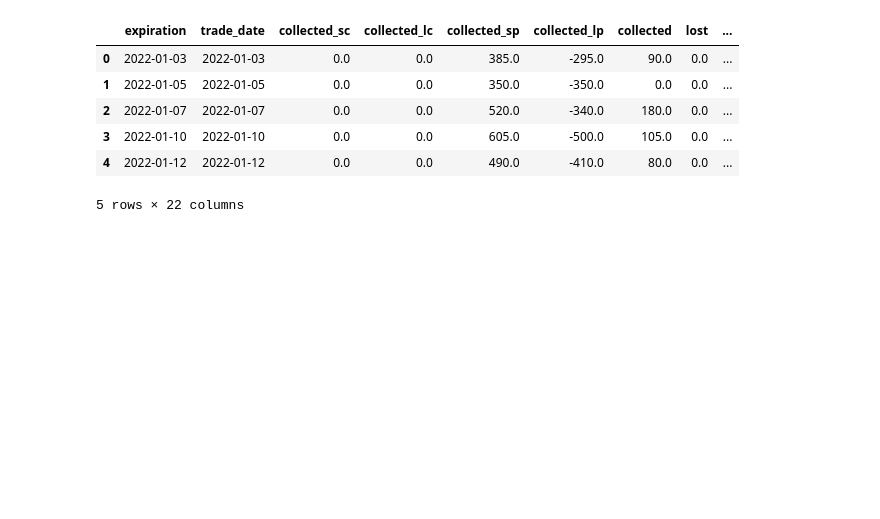
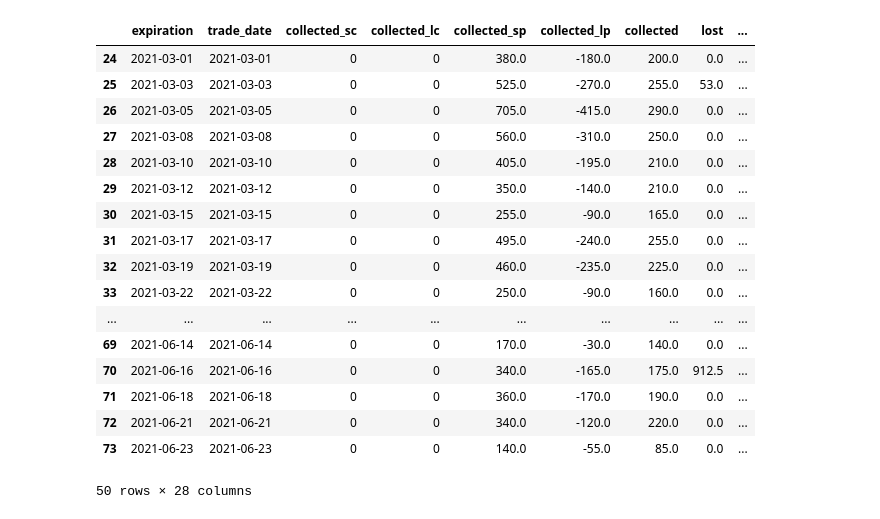
Before and after one commit to jcurtiswebb/SPXoptions-put-backtesting, a Jupyter notebook: spx-option-spread-backtester.ipynb, the cells around one changed output. Saved outputs shown, nothing was run; the diff lists cells and outputs as text; code cells hidden in the pictures; blank space fills up the shorter version.

Commit message:
Kaggle Notebook | SPX Option Spread Backtester | Version 12

```diff
--- a/spx-option-spread-backtester.ipynb
+++ b/spx-option-spread-backtester.ipynb
@@ -8,16 +8,17 @@ import os
 import os.path
 from time import perf_counter
 
-df = pd.read_csv(f"/kaggle/input/cboedailytrimspxcboe202202020939/cboe_spx_2022_0dte_all.csv", index_col=None, header=0)
+df = pd.read_csv(f"/kaggle/input/cboedailytrimspxcboe202202020939/cboe_spx_2021_0dte_all.csv", index_col=None, header=0, dtype={'type':'category'})
 df['expiration']=pd.to_datetime(df['expiration'],infer_datetime_format=True)
 df['quote_date']=pd.to_datetime(df['quote_date'],infer_datetime_format=True)
 df['delta'] = df['delta'].abs()
+
 
 #########################
 # Settings for backtest #
 #########################
 delta_sp = 0.214
-delta_lp = 0.178
+delta_lp = None
 delta_sc = None
 delta_lc = None
 
@@ -124,6 +137,8 @@ df_trades['collected_sp'] = 0.0
 df_trades['collected_lp'] = 0.0
 df_trades['collected'] = 0.0
 df_trades['lost'] = 0.0
+df_trades['lost_put_spread'] = 0.0
+df_trades['lost_call_spread'] = 0.0
 df_trades['strike_sp'] = None
 df_trades['strike_lp'] = None
 df_trades['strike_sc'] = None
@@ -137,3 +152,24 @@ df_trades['commission'] = 0.0
 df_trades['portfolio_value'] = 0.0
 df_trades['daily_return'] = 0.0
 df_trades['margin_utilization']=0.0
+df_trades['trade_count'] = 0
+# %%
+def populate_variable_delta_entry(strategy):
+    df_var_delta = pd.DataFrame(df['expiration'].unique())
+    df_var_delta.rename({0: "expiration"}, axis='columns', inplace=True)
+    df_var_delta.set_index('expiration',inplace=True)
+    df_var_delta['delta_sp_target'] = delta_sp
+    df_var_delta['delta_lp_target'] = delta_lp
+    df_var_delta['delta_sc_target'] = delta_sc
+    df_var_delta['delta_lc_target'] = delta_lc
+    df_var_delta['lp_offset'] = 20.0
+    df_var_delta['lc_offset'] = 0.0
+    df_var_delta.fillna(-1,inplace=True)
+    return df_var_delta
+# %%
+start_time = perf_counter()
+df_var_delta = populate_variable_delta_entry(None)
+df = pd.merge(df, df_var_delta, left_on='expiration', right_index=True)
+df_trades = pd.merge(df_trades, df_var_delta, left_on='expiration', right_index=True)
+stop_time = perf_counter()
+print(f"Elapsed : {stop_time - start_time}")
@@ -191,10 +343,21 @@ df_trades['commission'] = trade_count * commission
 # %%
-df_trades.head()
+df_trades.iloc[24:].head(50)
 # %% [output]
 |  | expiration | trade_date | collected_sc | collected_lc | collected_sp | collected_lp | collected | lost | ... |
-| 0 | 2022-01-03 | 2022-01-03 | 0.0 | 0.0 | 385.0 | -295.0 | 90.0 | 0.0 | ... |
-| 1 | 2022-01-05 | 2022-01-05 | 0.0 | 0.0 | 350.0 | -350.0 | 0.0 | 0.0 | ... |
-| 2 | 2022-01-07 | 2022-01-07 | 0.0 | 0.0 | 520.0 | -340.0 | 180.0 | 0.0 | ... |
-| 3 | 2022-01-10 | 2022-01-10 | 0.0 | 0.0 | 605.0 | -500.0 | 105.0 | 0.0 | ... |
-| 4 | 2022-01-12 | 2022-01-12 | 0.0 | 0.0 | 490.0 | -410.0 | 80.0 | 0.0 | ... |
+| 24 | 2021-03-01 | 2021-03-01 | 0 | 0 | 380.0 | -180.0 | 200.0 | 0.0 | ... |
+| 25 | 2021-03-03 | 2021-03-03 | 0 | 0 | 525.0 | -270.0 | 255.0 | 53.0 | ... |
+| 26 | 2021-03-05 | 2021-03-05 | 0 | 0 | 705.0 | -415.0 | 290.0 | 0.0 | ... |
+| 27 | 2021-03-08 | 2021-03-08 | 0 | 0 | 560.0 | -310.0 | 250.0 | 0.0 | ... |
+| 28 | 2021-03-10 | 2021-03-10 | 0 | 0 | 405.0 | -195.0 | 210.0 | 0.0 | ... |
+| 29 | 2021-03-12 | 2021-03-12 | 0 | 0 | 350.0 | -140.0 | 210.0 | 0.0 | ... |
+| 30 | 2021-03-15 | 2021-03-15 | 0 | 0 | 255.0 | -90.0 | 165.0 | 0.0 | ... |
+| 31 | 2021-03-17 | 2021-03-17 | 0 | 0 | 495.0 | -240.0 | 255.0 | 0.0 | ... |
+| 32 | 2021-03-19 | 2021-03-19 | 0 | 0 | 460.0 | -235.0 | 225.0 | 0.0 | ... |
+| 33 | 2021-03-22 | 2021-03-22 | 0 | 0 | 250.0 | -90.0 | 160.0 | 0.0 | ... |
+| ... | ... | ... | ... | ... | ... | ... | ... | ... | ... |
+| 69 | 2021-06-14 | 2021-06-14 | 0 | 0 | 170.0 | -30.0 | 140.0 | 0.0 | ... |
+| 70 | 2021-06-16 | 2021-06-16 | 0 | 0 | 340.0 | -165.0 | 175.0 | 912.5 | ... |
+| 71 | 2021-06-18 | 2021-06-18 | 0 | 0 | 360.0 | -170.0 | 190.0 | 0.0 | ... |
+| 72 | 2021-06-21 | 2021-06-21 | 0 | 0 | 340.0 | -120.0 | 220.0 | 0.0 | ... |
+| 73 | 2021-06-23 | 2021-06-23 | 0 | 0 | 140.0 | -55.0 | 85.0 | 0.0 | ... |
-5 rows × 22 columns
+50 rows × 28 columns
```
Also changed, not shown: parts of 14 cells of this notebook.
